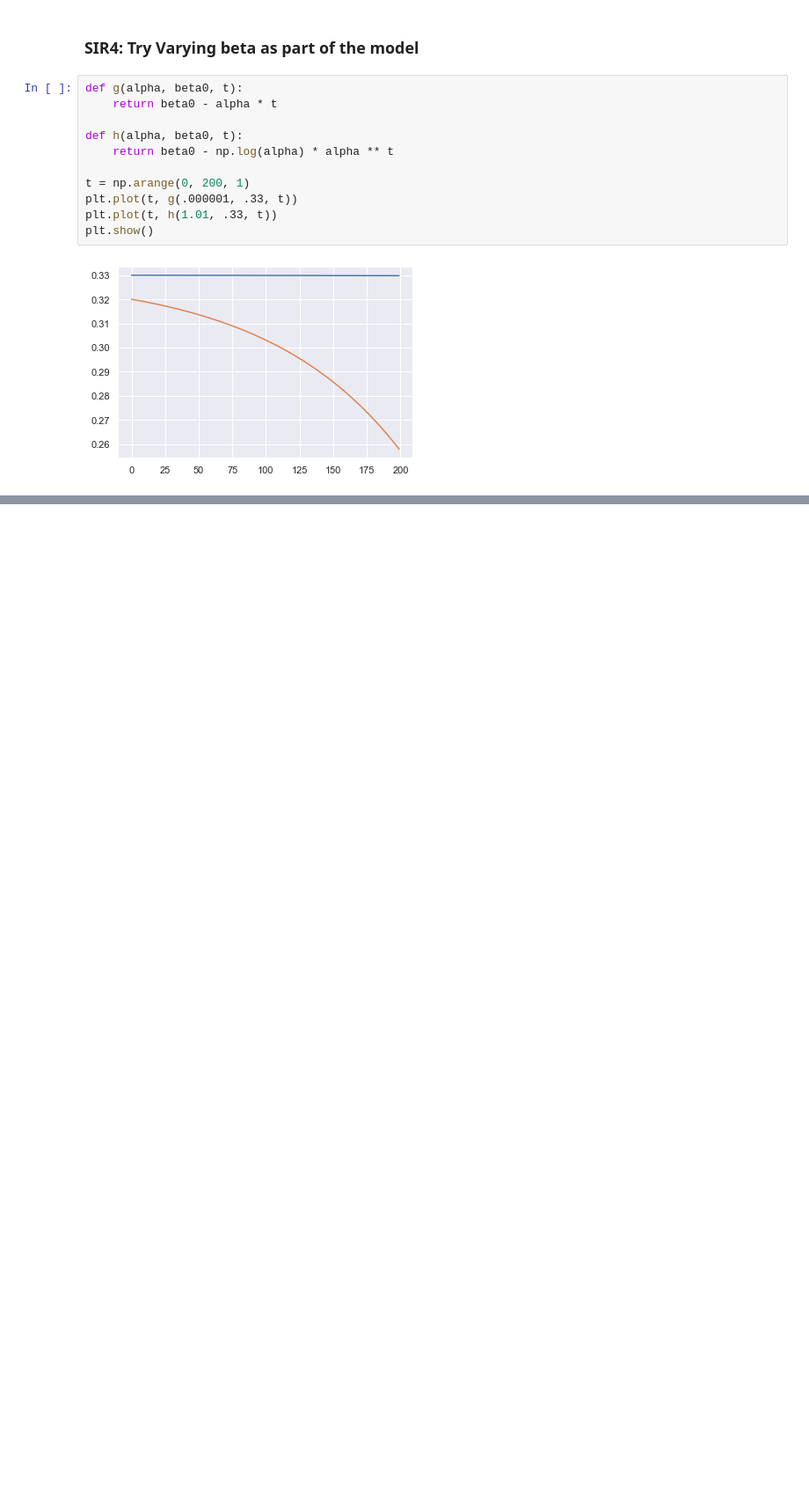
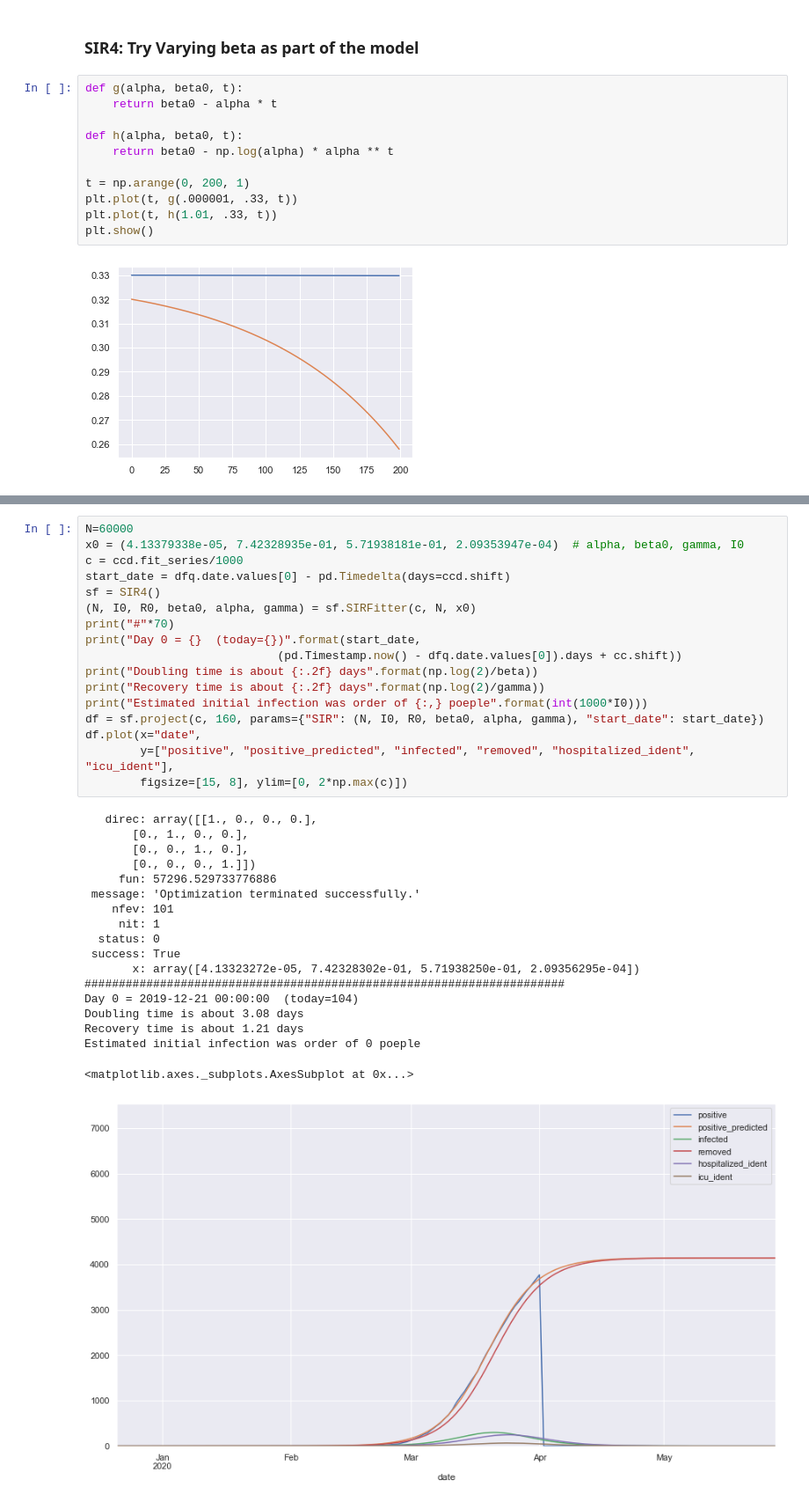
Before and after one commit to DrSkippy/2020covid19, a Jupyter notebook: SIR Fits.ipynb, the cells around one changed output, grey strips where cells are left out. Shown at 88% size. Drawn from its saved outputs; the diff is of its cells as text; blank space fills up the shorter version.

```diff
--- a/SIR Fits.ipynb
+++ b/SIR Fits.ipynb
@@ -229,3 +231,39 @@ Estimated initial infection was order of 2,659 poeple
+# %%
+N=60000
+x0 = (4.13379338e-05, 7.42328935e-01, 5.71938181e-01, 2.09353947e-04)  # alpha, beta0, gamma, I0
+c = ccd.fit_series/1000
+start_date = dfq.date.values[0] - pd.Timedelta(days=ccd.shift)
+sf = SIR4()
+(N, I0, R0, beta0, alpha, gamma) = sf.SIRFitter(c, N, x0)
+print("#"*70)
+print("Day 0 = {}  (today={})".format(start_date,
+                            (pd.Timestamp.now() - dfq.date.values[0]).days + cc.shift))
+print("Doubling time is about {:.2f} days".format(np.log(2)/beta))
+print("Recovery time is about {:.2f} days".format(np.log(2)/gamma))
+print("Estimated initial infection was order of {:,} poeple".format(int(1000*I0)))
+df = sf.project(c, 160, params={"SIR": (N, I0, R0, beta0, alpha, gamma), "start_date": start_date})
+df.plot(x="date",
+        y=["positive", "positive_predicted", "infected", "removed", "hospitalized_ident", "icu_ident"],
+        figsize=[15, 8], ylim=[0, 2*np.max(c)])
+# %% [output]
+   direc: array([[1., 0., 0., 0.],
+       [0., 1., 0., 0.],
+       [0., 0., 1., 0.],
+       [0., 0., 0., 1.]])
+     fun: 57296.529733776886
+ message: 'Optimization terminated successfully.'
+    nfev: 101
+     nit: 1
+  status: 0
+ success: True
+       x: array([4.13323272e-05, 7.42328302e-01, 5.71938250e-01, 2.09356295e-04])
+######################################################################
+Day 0 = 2019-12-21 00:00:00  (today=104)
+Doubling time is about 3.08 days
+Recovery time is about 1.21 days
+Estimated initial infection was order of 0 poeple
+<matplotlib.axes._subplots.AxesSubplot at 0x...>
+[figure, added]
 # %%
 dfq = get_state_df(dfw, "ESP")
 ccd = CurrentCasesFromDeaths()
```
Also changed, not shown: parts of 10 cells of this notebook.
